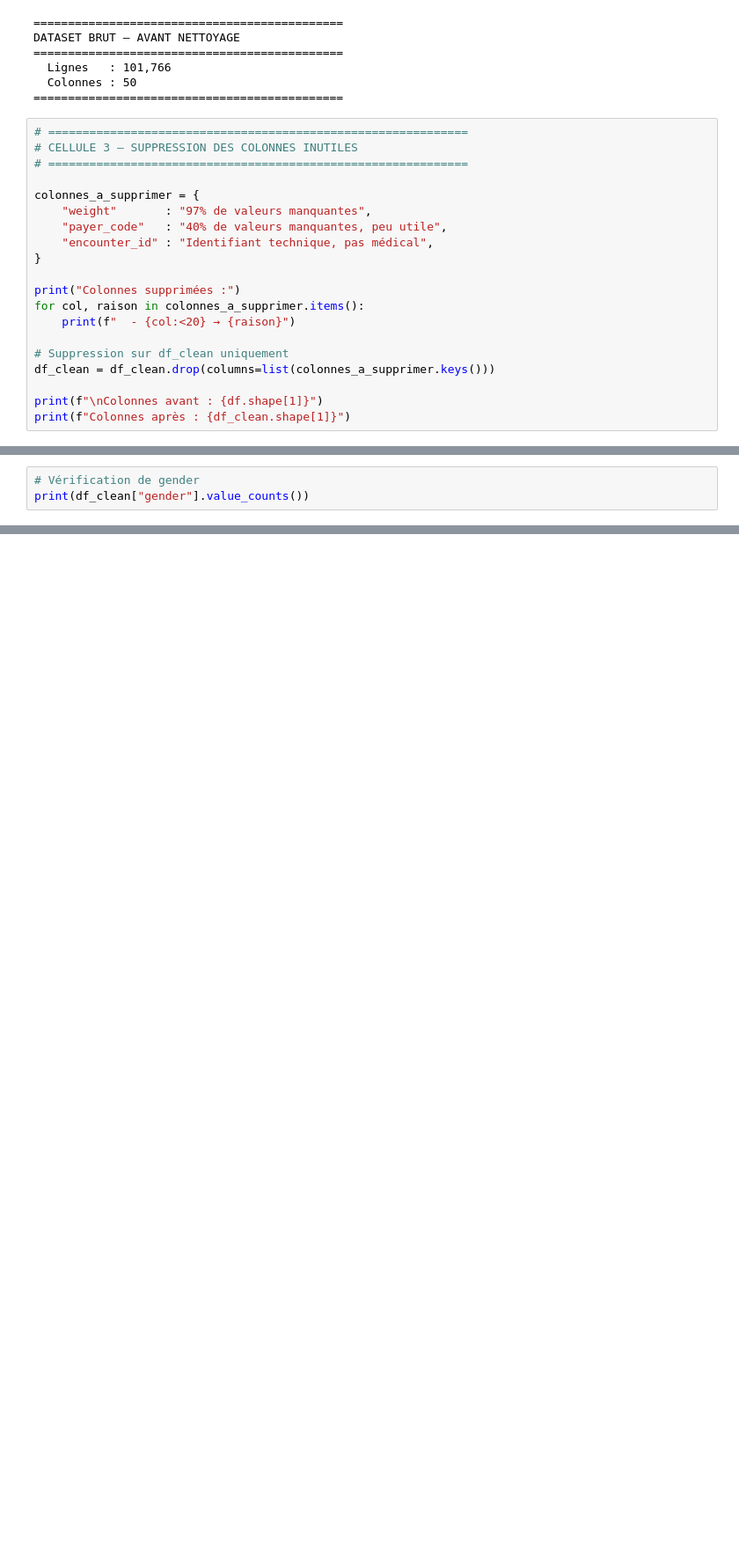
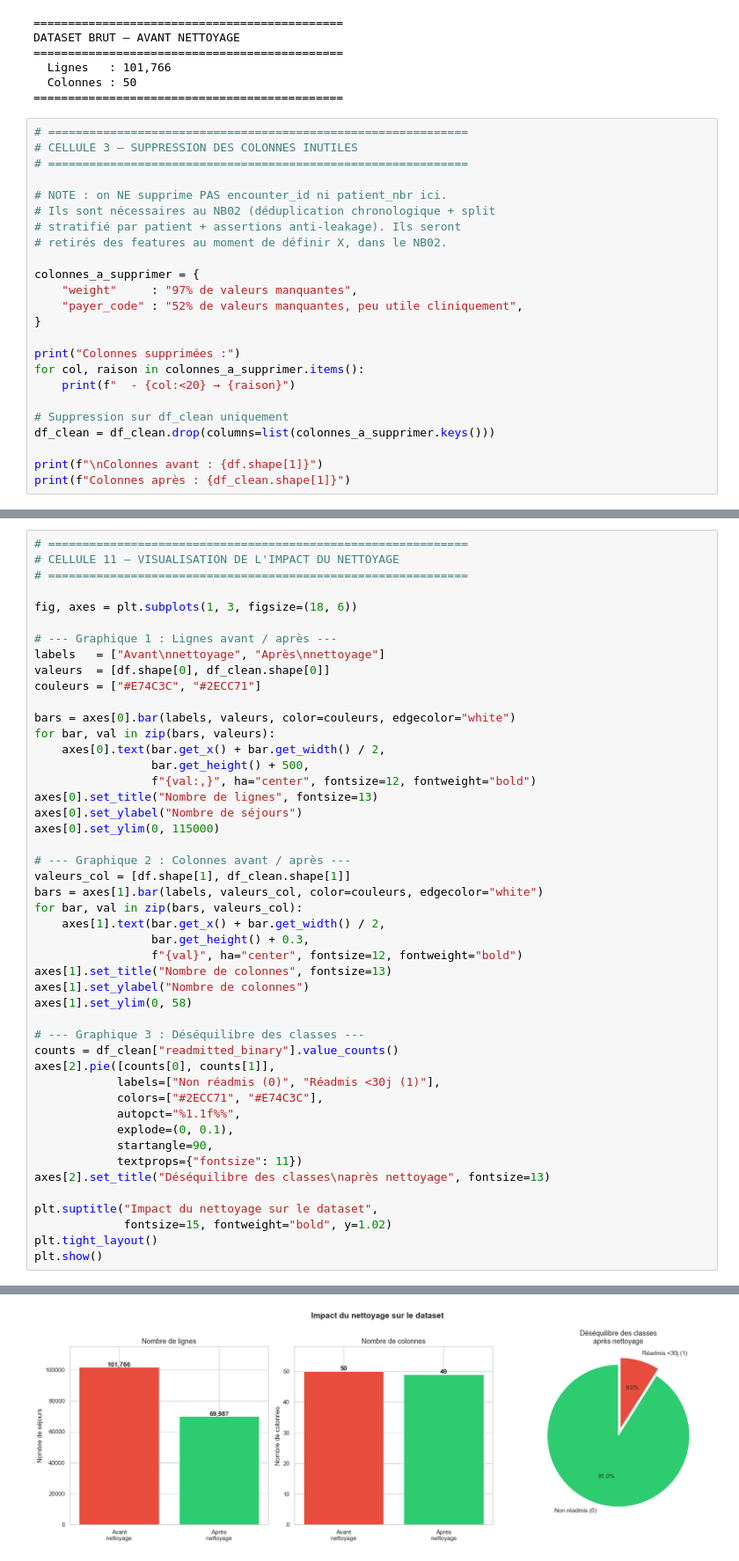
Before and after one commit to malek-ksouri/diabetes-readmission-prediction, a Jupyter notebook: notebooks/02_nettoyage.ipynb, the cells around one changed output, grey strips where cells are left out. Shown at 88% size. Drawn from its saved outputs; the diff is of its cells as text; blank space fills up the shorter version.

Commit message:
Amelioration encodage des identifiants + mise a jour notebooks (sans fichiers lourds)

```diff
--- a/notebooks/02_nettoyage.ipynb
+++ b/notebooks/02_nettoyage.ipynb
@@ -58,10 +58,14 @@ DATASET BRUT — AVANT NETTOYAGE
 # CELLULE 3 — SUPPRESSION DES COLONNES INUTILES
 # =============================================================
 
+# NOTE : on NE supprime PAS encounter_id ni patient_nbr ici.
+# Ils sont nécessaires au NB02 (déduplication chronologique + split
+# stratifié par patient + assertions anti-leakage). Ils seront
+# retirés des features au moment de définir X, dans le NB02.
+
 colonnes_a_supprimer = {
-    "weight"       : "97% de valeurs manquantes",
-    "payer_code"   : "40% de valeurs manquantes, peu utile",
-    "encounter_id" : "Identifiant technique, pas médical",
+    "weight"     : "97% de valeurs manquantes",
+    "payer_code" : "52% de valeurs manquantes, peu utile cliniquement",
 }
 
 print("Colonnes supprimées :")
@@ -336,4 +408,48 @@ dtype: object
 # %%
-# Vérification de gender
-print(df_clean["gender"].value_counts())
+# =============================================================
+# CELLULE 11 — VISUALISATION DE L'IMPACT DU NETTOYAGE
+# =============================================================
+
+fig, axes = plt.subplots(1, 3, figsize=(18, 6))
+
+# --- Graphique 1 : Lignes avant / après ---
+labels   = ["Avant\nnettoyage", "Après\nnettoyage"]
+valeurs  = [df.shape[0], df_clean.shape[0]]
+couleurs = ["#E74C3C", "#2ECC71"]
+
+bars = axes[0].bar(labels, valeurs, color=couleurs, edgecolor="white")
+for bar, val in zip(bars, valeurs):
+    axes[0].text(bar.get_x() + bar.get_width() / 2,
+                 bar.get_height() + 500,
+                 f"{val:,}", ha="center", fontsize=12, fontweight="bold")
+axes[0].set_title("Nombre de lignes", fontsize=13)
+axes[0].set_ylabel("Nombre de séjours")
+axes[0].set_ylim(0, 115000)
+
+# --- Graphique 2 : Colonnes avant / après ---
+valeurs_col = [df.shape[1], df_clean.shape[1]]
+bars = axes[1].bar(labels, valeurs_col, color=couleurs, edgecolor="white")
+for bar, val in zip(bars, valeurs_col):
+    axes[1].text(bar.get_x() + bar.get_width() / 2,
+                 bar.get_height() + 0.3,
+                 f"{val}", ha="center", fontsize=12, fontweight="bold")
+axes[1].set_title("Nombre de colonnes", fontsize=13)
+axes[1].set_ylabel("Nombre de colonnes")
+axes[1].set_ylim(0, 58)
+
+# --- Graphique 3 : Déséquilibre des classes ---
+counts = df_clean["readmitted_binary"].value_counts()
+axes[2].pie([counts[0], counts[1]],
+            labels=["Non réadmis (0)", "Réadmis <30j (1)"],
+            colors=["#2ECC71", "#E74C3C"],
+            autopct="%1.1f%%",
+            explode=(0, 0.1),
+            startangle=90,
+            textprops={"fontsize": 11})
+axes[2].set_title("Déséquilibre des classes\naprès nettoyage", fontsize=13)
+
+plt.suptitle("Impact du nettoyage sur le dataset",
+             fontsize=15, fontweight="bold", y=1.02)
+plt.tight_layout()
+plt.show()
 # %% [output]
@@ -345 +456,2 @@ Name: count, dtype: int64
+[figure, added]
 # %%
```
Also changed, not shown: parts of 16 cells of this notebook, 36 other files.
